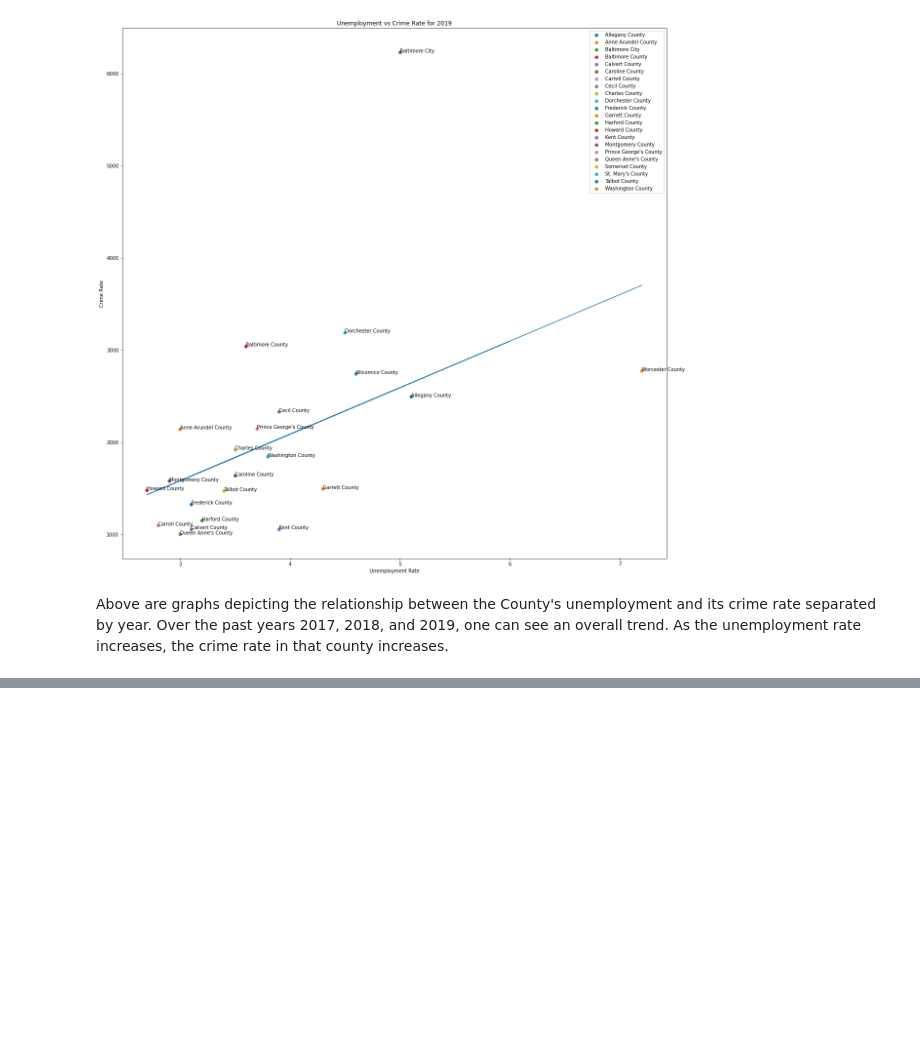
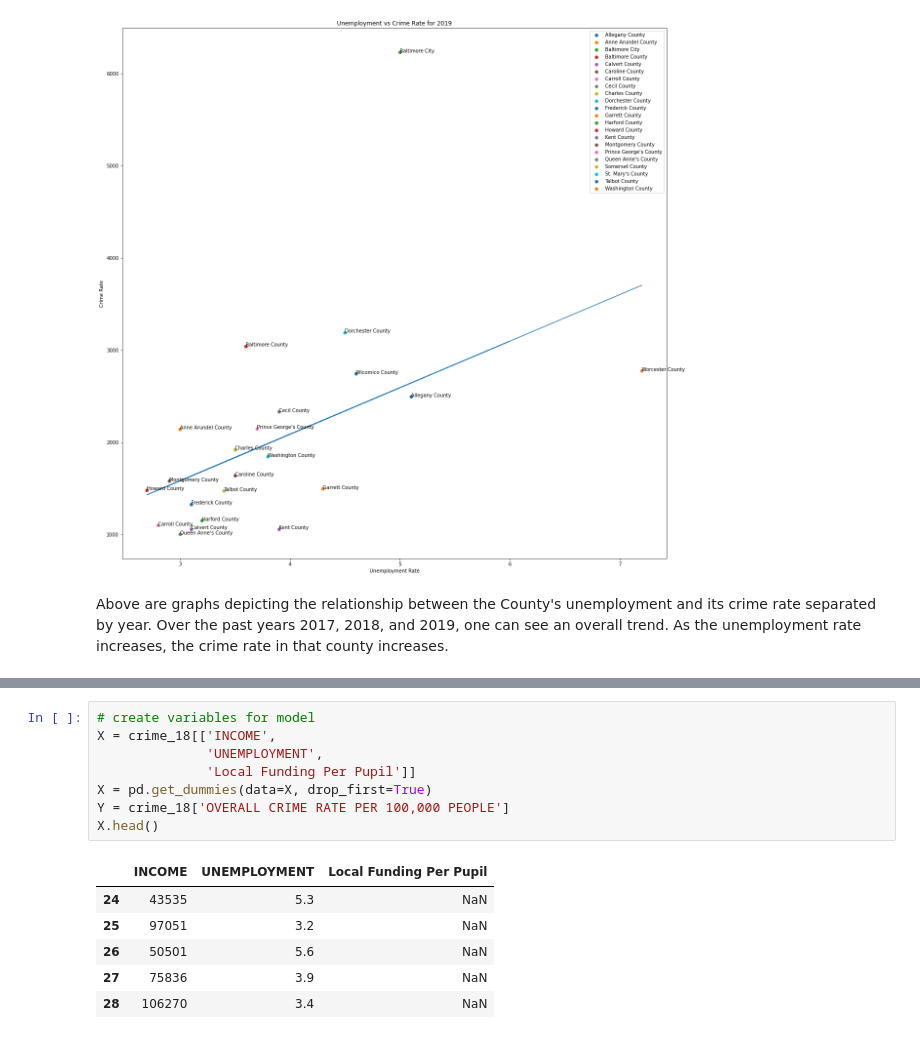
Before and after one commit to lgmueller/lgmueller.github.io, a Jupyter notebook: final-project/final-project.ipynb, the cells around one changed output, grey strips where cells are left out. Drawn from its saved outputs; the diff is of its cells as text; blank space fills up the shorter version.

```diff
--- a/final-project/final-project.ipynb
+++ b/final-project/final-project.ipynb
@@ -514,0 +531,15 @@ Above are graphs depicting the relationship between the County's unemployment an
+# %%
+# create variables for model
+X = crime_18[['INCOME',
+              'UNEMPLOYMENT',
+              'Local Funding Per Pupil']]
+X = pd.get_dummies(data=X, drop_first=True)
+Y = crime_18['OVERALL CRIME RATE PER 100,000 PEOPLE']
+X.head()
+# %% [output]
+|  | INCOME | UNEMPLOYMENT | Local Funding Per Pupil |
+| 24 | 43535 | 5.3 | NaN |
+| 25 | 97051 | 3.2 | NaN |
+| 26 | 50501 | 5.6 | NaN |
+| 27 | 75836 | 3.9 | NaN |
+| 28 | 106270 | 3.4 | NaN |
```
Also changed, not shown: parts of 2 cells of this notebook.
